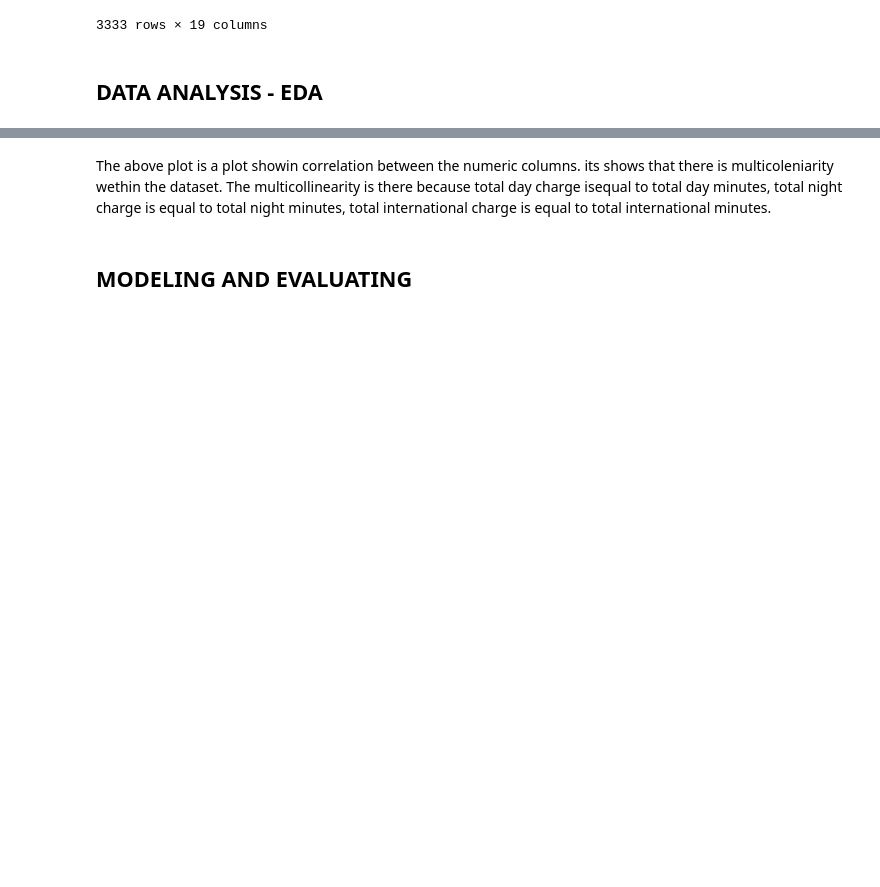
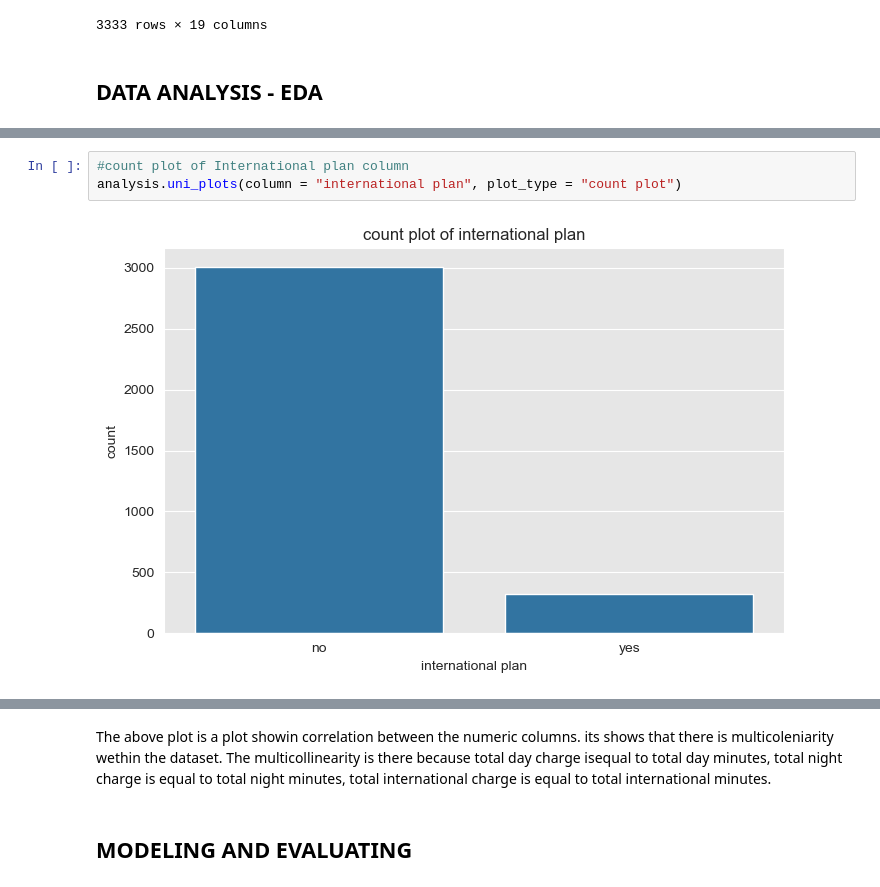
Before and after one commit to Rhymecodes/SyriaTel-Customer-Churn, a Jupyter notebook: syriatel.ipynb, the cells around one changed output, grey strips where cells are left out. Saved outputs shown, nothing was run; the diff lists cells and outputs as text; blank space fills up the shorter version.

```diff
--- a/syriatel.ipynb
+++ b/syriatel.ipynb
@@ -223,0 +273,5 @@ analysis.biv_plots(column = "total night minutes", target = "churn")
+# %%
+#count plot of International plan column
+analysis.uni_plots(column = "international plan", plot_type = "count plot")
+# %% [output]
+[figure, added]
```
Also changed, not shown: parts of 92 cells of this notebook.
